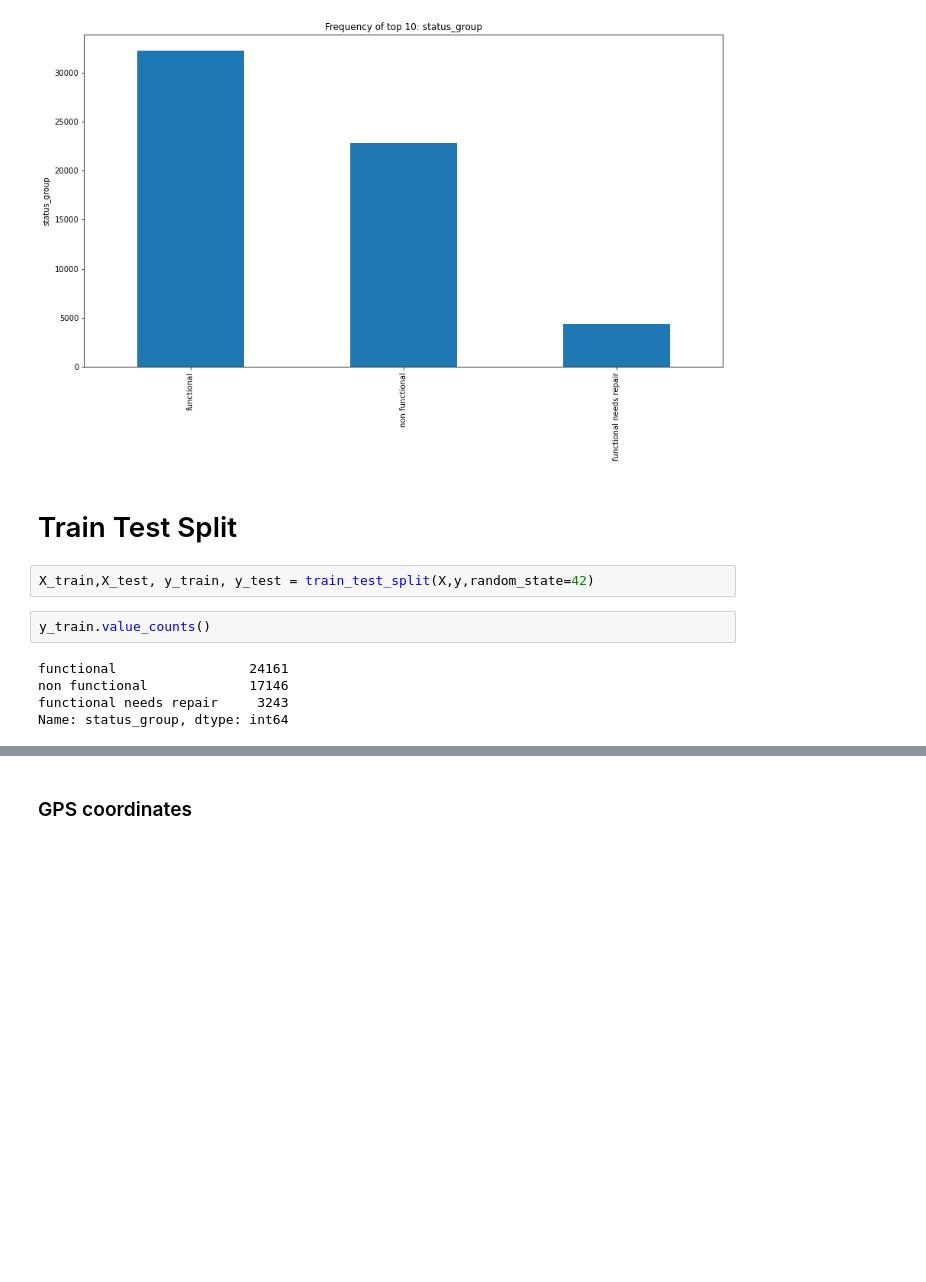
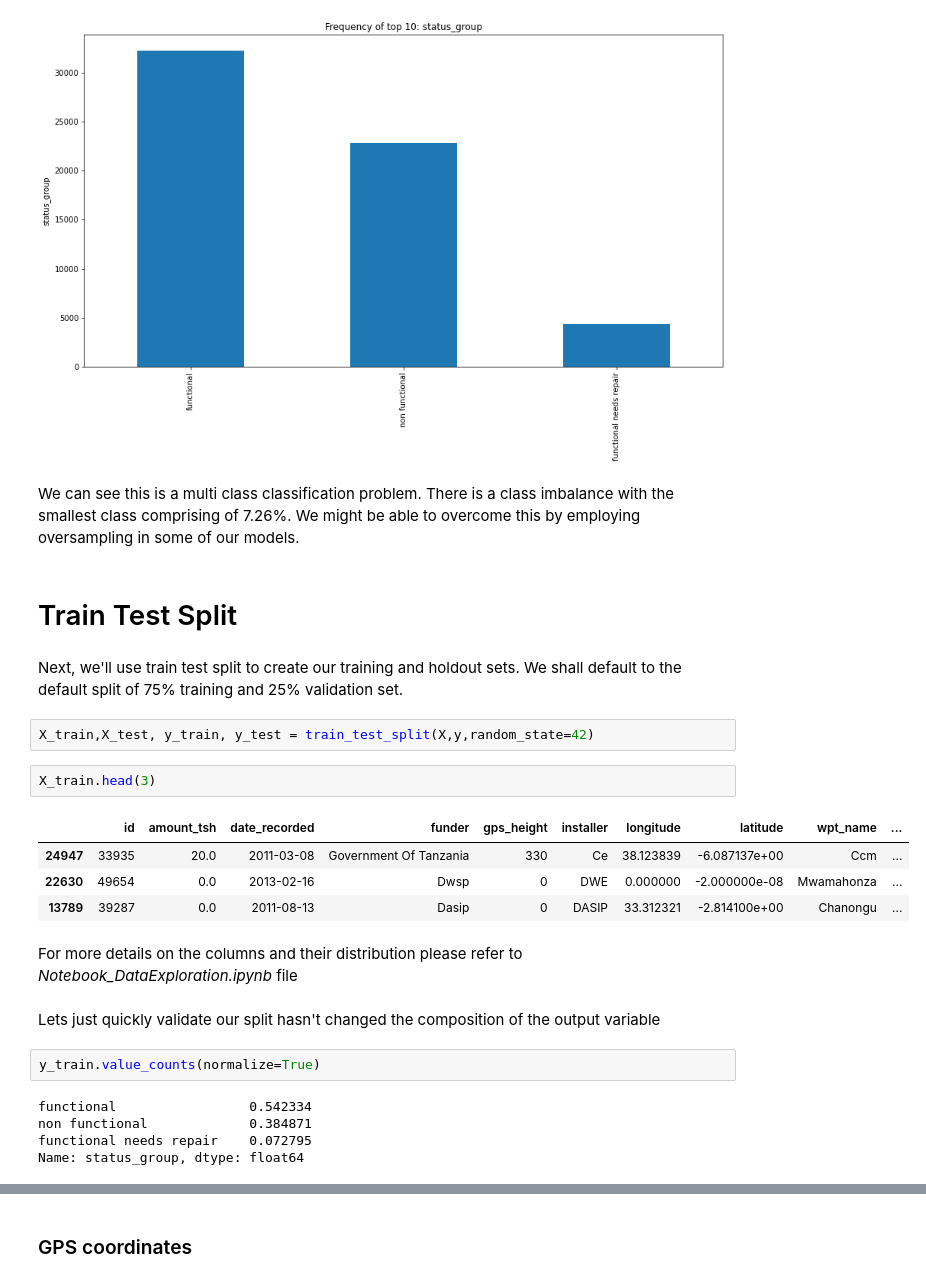
Before and after one commit to ssaeed85/dsc-ph3-TanzaniaWaterWell, a Jupyter notebook: Notebook_DataCleaning.ipynb, the cells around one changed output, grey strips where cells are left out. Cells and saved outputs as stored; diff of their text form; blank space fills up the shorter version.

```diff
--- a/Notebook_DataCleaning.ipynb
+++ b/Notebook_DataCleaning.ipynb
@@ -72,15 +73,30 @@ Top 10 Value Count Info
 | non functional | 22824 | 38.424242 |
 | functional needs repair | 4317 | 7.267677 |
 [figure]
+# %% [markdown]
+We can see this is a multi class classification problem. There is a class imbalance with the smallest class comprising of 7.26%. We might be able to overcome this by employing oversampling in some of our models.
 # %% [markdown]
 # Train Test Split
+# %% [markdown]
+Next, we'll use train test split to create our training and holdout sets. We shall default to the default split of 75% training and 25% validation set.
 # %%
 X_train,X_test, y_train, y_test = train_test_split(X,y,random_state=42)
+# %%
+X_train.head(3)
+# %% [output]
+|  | id | amount_tsh | date_recorded | funder | gps_height | installer | longitude | latitude | wpt_name | ... |
+| 24947 | 33935 | 20.0 | 2011-03-08 | Government Of Tanzania | 330 | Ce | 38.123839 | -6.087137e+00 | Ccm | ... |
+| 22630 | 49654 | 0.0 | 2013-02-16 | Dwsp | 0 | DWE | 0.000000 | -2.000000e-08 | Mwamahonza | ... |
+| 13789 | 39287 | 0.0 | 2011-08-13 | Dasip | 0 | DASIP | 33.312321 | -2.814100e+00 | Chanongu | ... |
+# %% [markdown]
+For more details on the columns and their distribution please refer to _Notebook_DataExploration.ipynb_ file
+# %% [markdown]
+Lets just quickly validate our split hasn't changed the composition of the output variable
 # %%
-y_train.value_counts()
+y_train.value_counts(normalize=True)
 # %% [output]
-functional                 24161
-non functional             17146
-functional needs repair     3243
-Name: status_group, dtype: int64
+functional                 0.542334
+non functional             0.384871
+functional needs repair    0.072795
+Name: status_group, dtype: float64
 # %%
```
Also changed, not shown: parts of 41 cells of this notebook.
